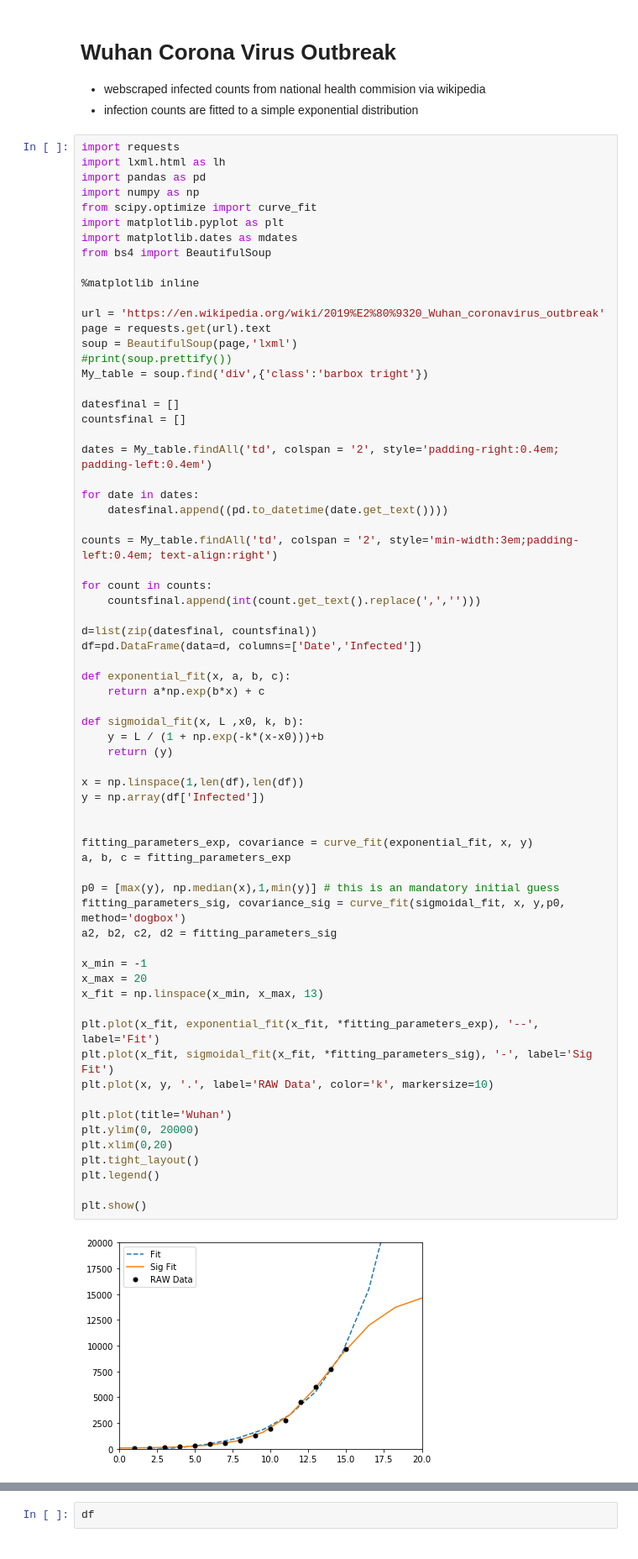
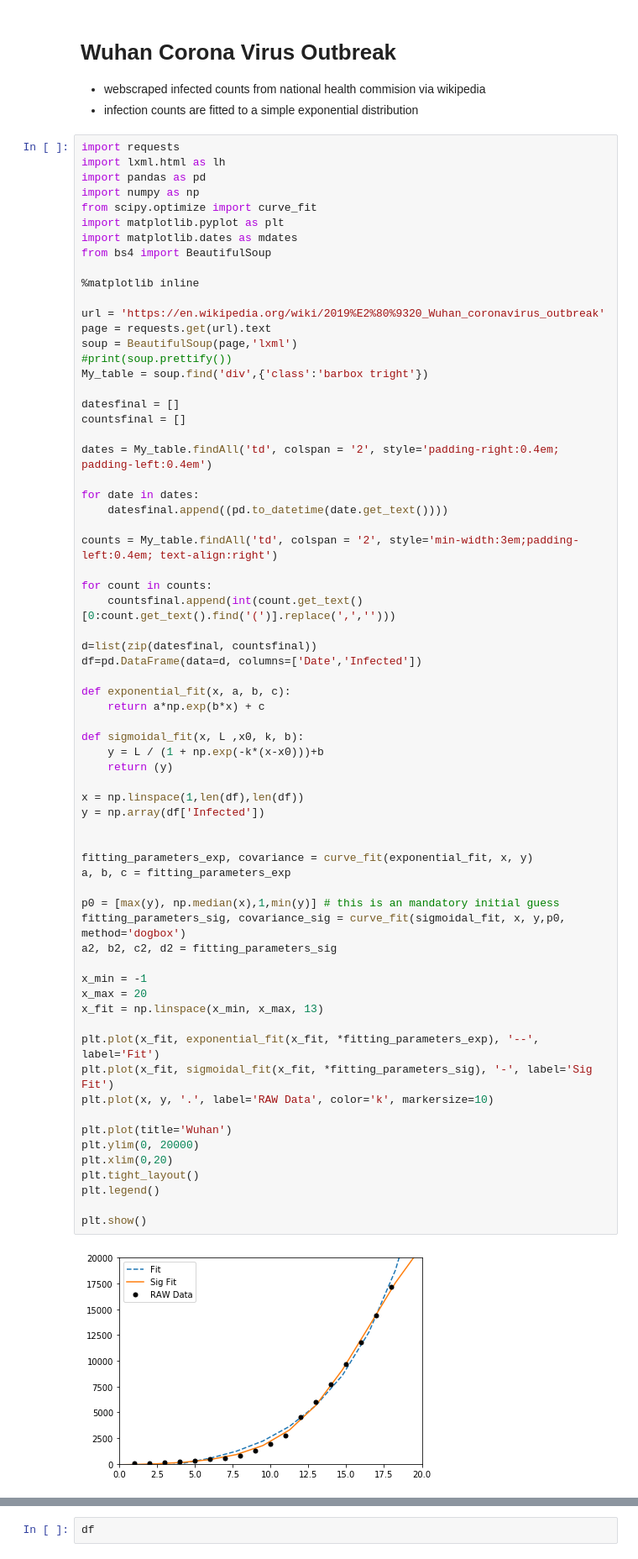
Before and after one commit to chrishom/WuhanVirusOutbreak, a Jupyter notebook: Corona Virus - Wuhan Infection Rate (Exponential Fit).ipynb, the cells around one changed output, grey strips where cells are left out. Shown at 84% size. Drawn from its saved outputs; the diff is of its cells as text.

```diff
--- a/Corona Virus - Wuhan Infection Rate (Exponential Fit).ipynb
+++ b/Corona Virus - Wuhan Infection Rate (Exponential Fit).ipynb
@@ -32,7 +32,7 @@ for date in dates:
 counts = My_table.findAll('td', colspan = '2', style='min-width:3em;padding-left:0.4em; text-align:right')
 
 for count in counts:
-    countsfinal.append(int(count.get_text().replace(',','')))
+    countsfinal.append(int(count.get_text()[0:count.get_text().find('(')].replace(',','')))
 
 d=list(zip(datesfinal, countsfinal))
 df=pd.DataFrame(data=d, columns=['Date','Infected'])
@@ -44,34 +44,34 @@ def sigmoidal_fit(x, L ,x0, k, b):
     y = L / (1 + np.exp(-k*(x-x0)))+b
     return (y)
 
 x = np.linspace(1,len(df),len(df))
 y = np.array(df['Infected'])
 
 
 fitting_parameters_exp, covariance = curve_fit(exponential_fit, x, y)
 a, b, c = fitting_parameters_exp
 
 p0 = [max(y), np.median(x),1,min(y)] # this is an mandatory initial guess
 fitting_parameters_sig, covariance_sig = curve_fit(sigmoidal_fit, x, y,p0, method='dogbox')
 a2, b2, c2, d2 = fitting_parameters_sig
 
 x_min = -1
 x_max = 20
 x_fit = np.linspace(x_min, x_max, 13)
 
 plt.plot(x_fit, exponential_fit(x_fit, *fitting_parameters_exp), '--', label='Fit')
 plt.plot(x_fit, sigmoidal_fit(x_fit, *fitting_parameters_sig), '-', label='Sig Fit')
 plt.plot(x, y, '.', label='RAW Data', color='k', markersize=10)
 
 plt.plot(title='Wuhan')
 plt.ylim(0, 20000)
 plt.xlim(0,20)
 plt.tight_layout()
 plt.legend()
 
 plt.show()
 # %% [output]
-[figure, old version]
+[figure, new version]
 # %%
 import seaborn as sns
 import matplotlib.pyplot as plt
```
Also changed, not shown: parts of 1 cell of this notebook.
